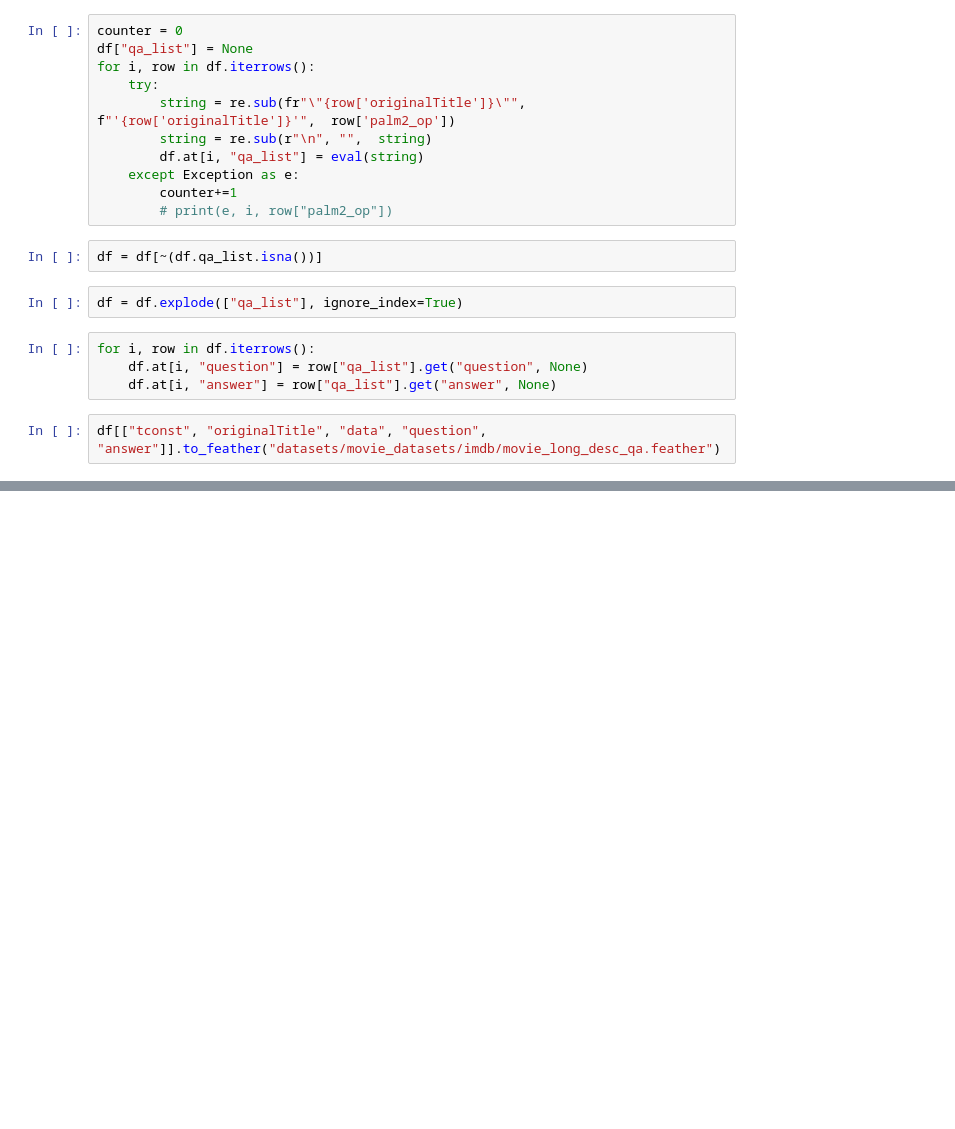
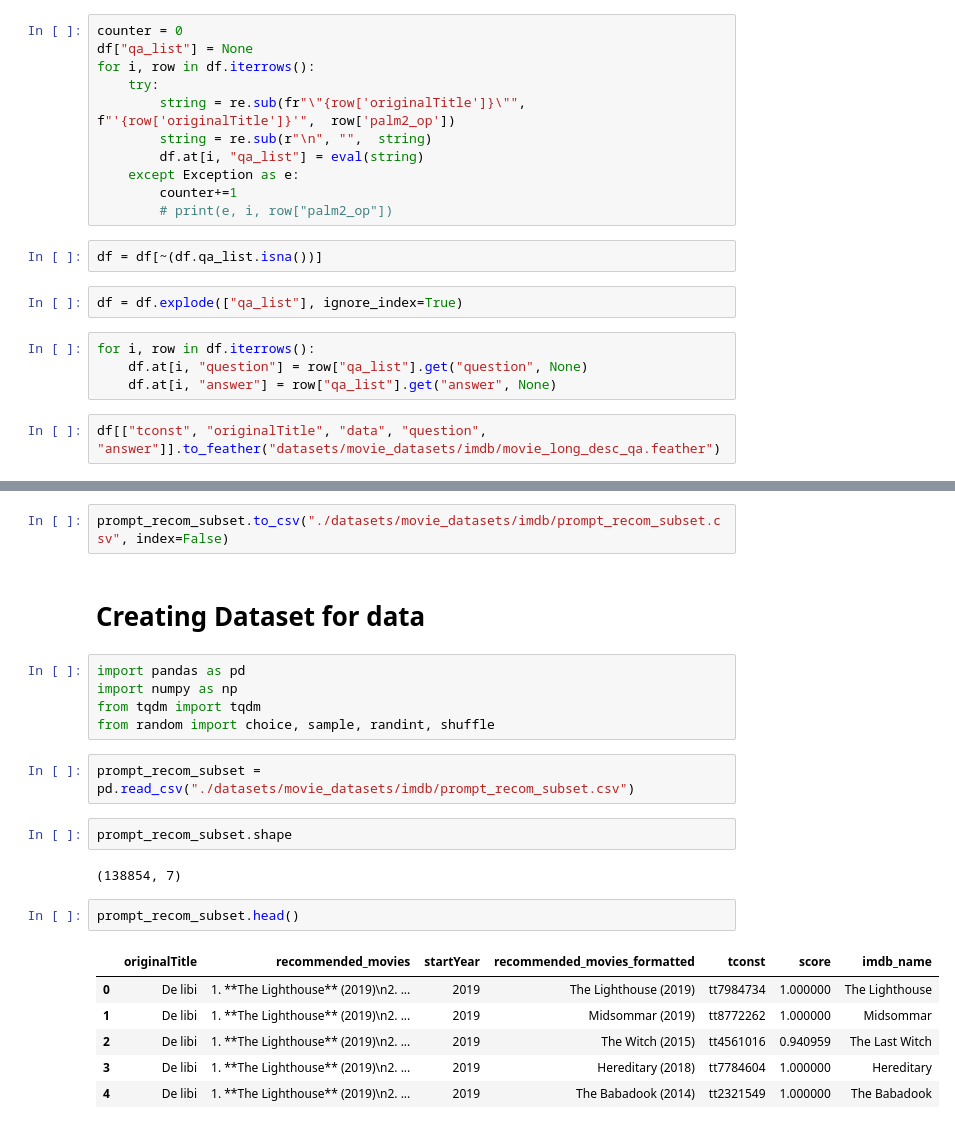
Before and after one commit to smendes2901/movie_chat_bot, a Jupyter notebook: palm2.ipynb, the cells around one changed output, grey strips where cells are left out. Saved outputs shown, nothing was run; the diff lists cells and outputs as text; blank space fills up the shorter version.

```diff
--- a/palm2.ipynb
+++ b/palm2.ipynb
@@ -515,0 +706,24 @@ df[["tconst", "originalTitle", "data", "question", "answer"]].to_feather("datase
+# %%
+prompt_recom_subset.to_csv("./datasets/movie_datasets/imdb/prompt_recom_subset.csv", index=False)
+# %% [markdown]
+# Creating Dataset for data
+# %%
+import pandas as pd
+import numpy as np
+from tqdm import tqdm
+from random import choice, sample, randint, shuffle
+# %%
+prompt_recom_subset = pd.read_csv("./datasets/movie_datasets/imdb/prompt_recom_subset.csv")
+# %%
+prompt_recom_subset.shape
+# %% [output]
+(138854, 7)
+# %%
+prompt_recom_subset.head()
+# %% [output]
+|  | originalTitle | recommended_movies | startYear | recommended_movies_formatted | tconst | score | imdb_name |
+| 0 | De libi | 1. **The Lighthouse** (2019)\n2. ... | 2019 | The Lighthouse (2019) | tt7984734 | 1.000000 | The Lighthouse |
+| 1 | De libi | 1. **The Lighthouse** (2019)\n2. ... | 2019 | Midsommar (2019) | tt8772262 | 1.000000 | Midsommar |
+| 2 | De libi | 1. **The Lighthouse** (2019)\n2. ... | 2019 | The Witch (2015) | tt4561016 | 0.940959 | The Last Witch |
+| 3 | De libi | 1. **The Lighthouse** (2019)\n2. ... | 2019 | Hereditary (2018) | tt7784604 | 1.000000 | Hereditary |
+| 4 | De libi | 1. **The Lighthouse** (2019)\n2. ... | 2019 | The Babadook (2014) | tt2321549 | 1.000000 | The Babadook |
```
Also changed, not shown: parts of 60 cells of this notebook, 21 other files.
